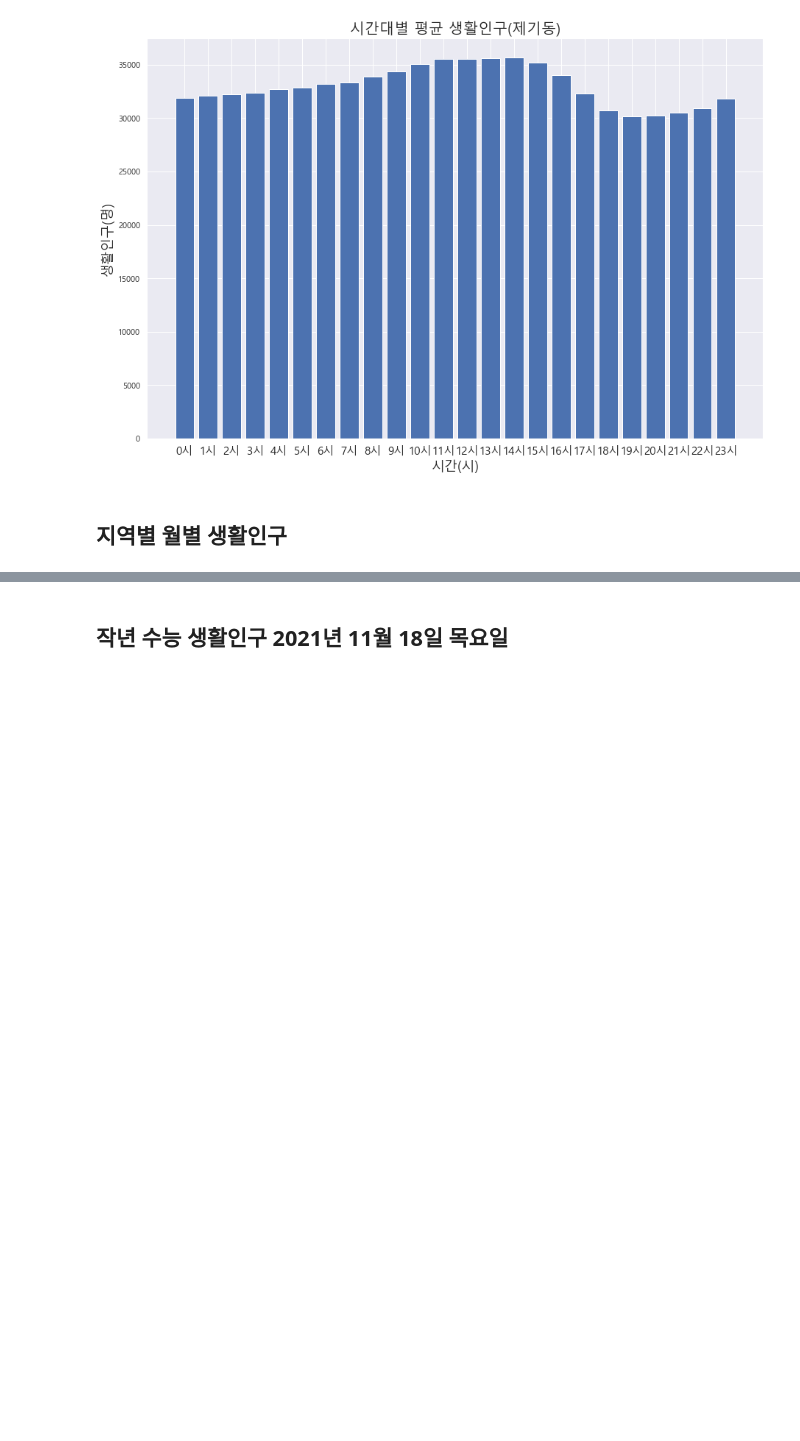
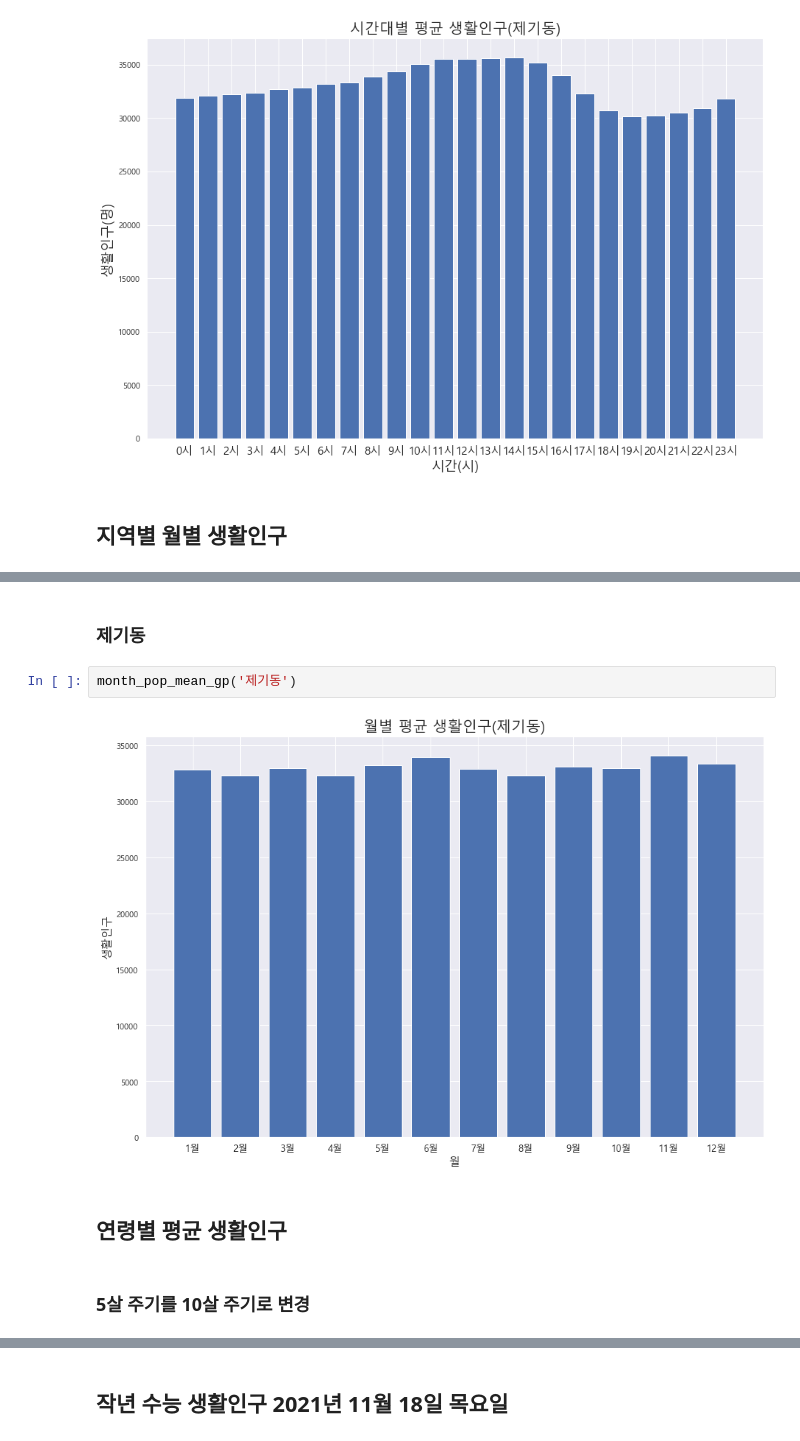
Before and after one commit to songhyeonjun/bigdata, a Jupyter notebook: 인턴교육/동대문구 유동인구/생활인구 분석.ipynb, the cells around one changed output, grey strips where cells are left out. Saved outputs shown, nothing was run; the diff lists cells and outputs as text; blank space fills up the shorter version.

```diff
--- a/인턴교육/동대문구 유동인구/생활인구 분석.ipynb
+++ b/인턴교육/동대문구 유동인구/생활인구 분석.ipynb
@@ -488,0 +497,10 @@ month_pop_mean_gp('용신동')
+# %% [markdown]
+### 제기동
+# %%
+month_pop_mean_gp('제기동')
+# %% [output]
+[figure, added]
+# %% [markdown]
+## 연령별 평균 생활인구
+# %% [markdown]
+### 5살 주기를 10살 주기로 변경
```
Also changed, not shown: parts of 10 cells of this notebook.
